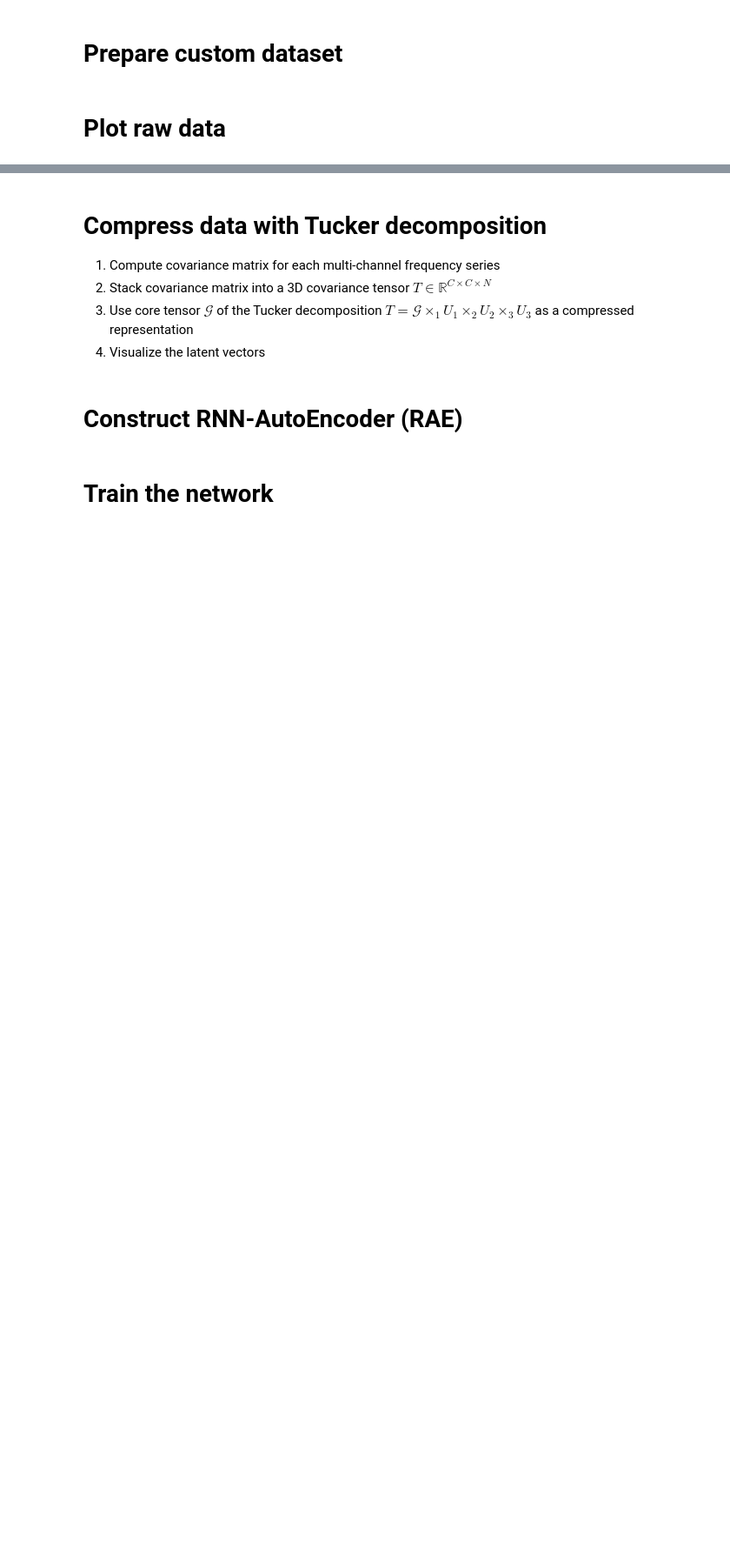
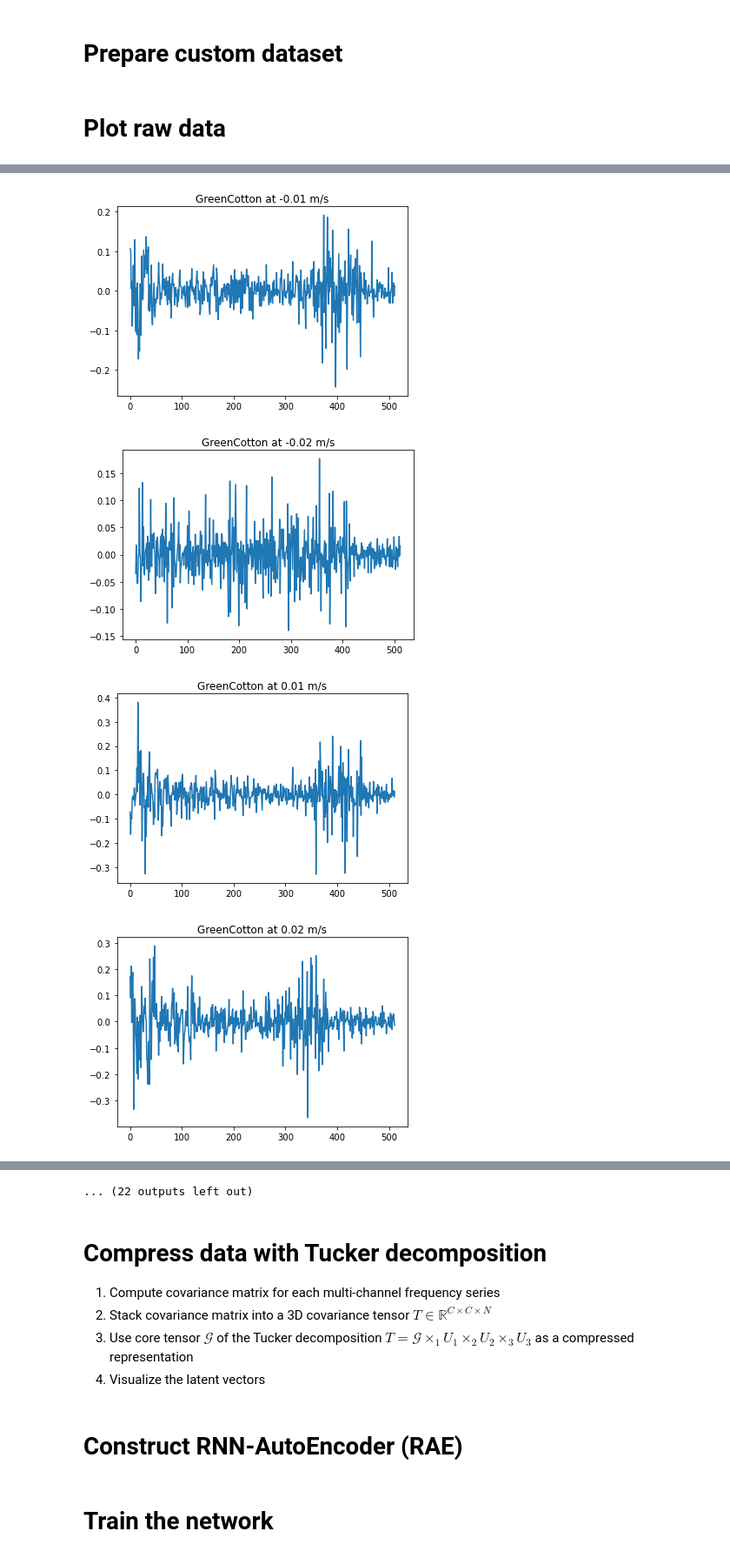
Before and after one commit to wngfra/fingerSense, a Jupyter notebook: offline_learning/analysis.ipynb, the cells around one changed output, grey strips where cells are left out. Shown: that part at 87% size. Saved outputs shown, nothing was run; the diff lists cells and outputs as text; code cells hidden in the pictures; blank space fills up the shorter version.

```diff
--- a/offline_learning/analysis.ipynb
+++ b/offline_learning/analysis.ipynb
@@ -52,7 +52,7 @@ class TacDataset(Dataset):
     def __getitem__(self, index):
         filename = os.path.join(self.root_dir, self.filelist[index])
         rawdata  = np.load(filename)
-        tacdata  = rawdata[64:-64, :16]
+        tacdata  = rawdata[32:-32, :16]
         # wrench   = rawdata[:, -6:]
         texture_name = self.texture_names[index]
         if self.transform:
@@ -90,20 +90,7 @@ class ToFDA(object):
         return coeffs
 
 fd_basis = basis.Fourier([0, 2 * np.pi], n_basis=33, period=1)
-transform = transforms.Compose([Normalize(axis=1), ToFDA(basis=fd_basis, flatten=False)])
+transform = transforms.Compose([Normalize(axis=1), ToFDA(basis=fd_basis, flatten=True)])
 ds = TacDataset('../data', transform=transform)
 # %% [markdown]
 # Plot raw data
-# %%
-import pandas as pd
-from matplotlib import pyplot as plt
-from sklearn.manifold import TSNE
-
-data_array = []
-labels = []
-for (sample, _, label) in ds:
-    data_array.append(sample)
-    labels.append(label)
-    plt.plot(sample)
-    plt.title(ds.get_texture_name(label))
-    plt.show()
@@ -123,0 +97,18 @@ for (sample, _, label) in ds:
+# %%
+import pandas as pd
+from matplotlib import pyplot as plt
+from sklearn.manifold import TSNE
+
+data_array = []
+labels = []
+for (sample, param, label) in ds:
+    data_array.append(sample)
+    labels.append(label)
+    plt.plot(sample)
+    plt.title("{} at {} m/s".format(ds.get_texture_name(label), param[1]))
+    plt.show()
+# %% [output]
+[figure, added]
+[figure, added]
+[figure, added]
+[figure, added]
@@ -124,3 +123,4 @@ for (sample, _, label) in ds:
+... (22 outputs left out)
 # %% [markdown]
 # Compress data with Tucker decomposition
 1. Compute covariance matrix for each multi-channel frequency series
```
Also changed, not shown: parts of 2 cells of this notebook.
